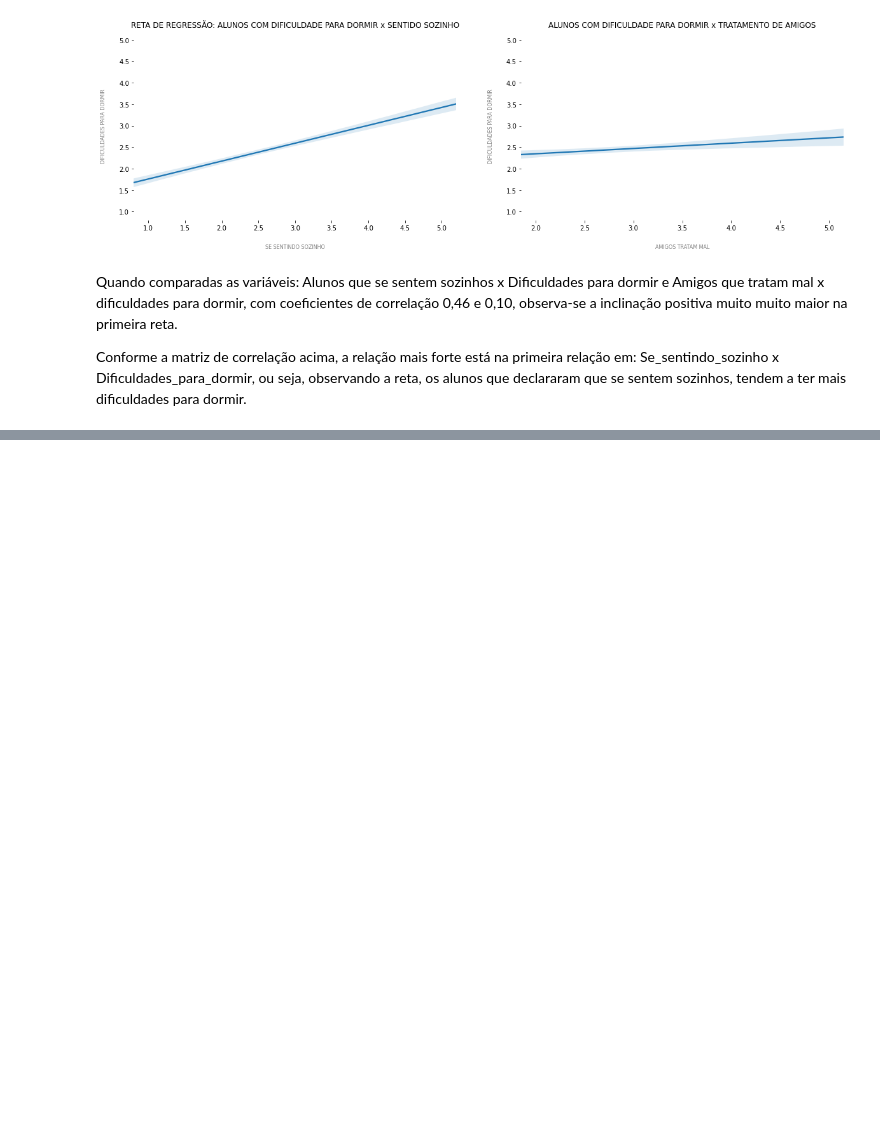
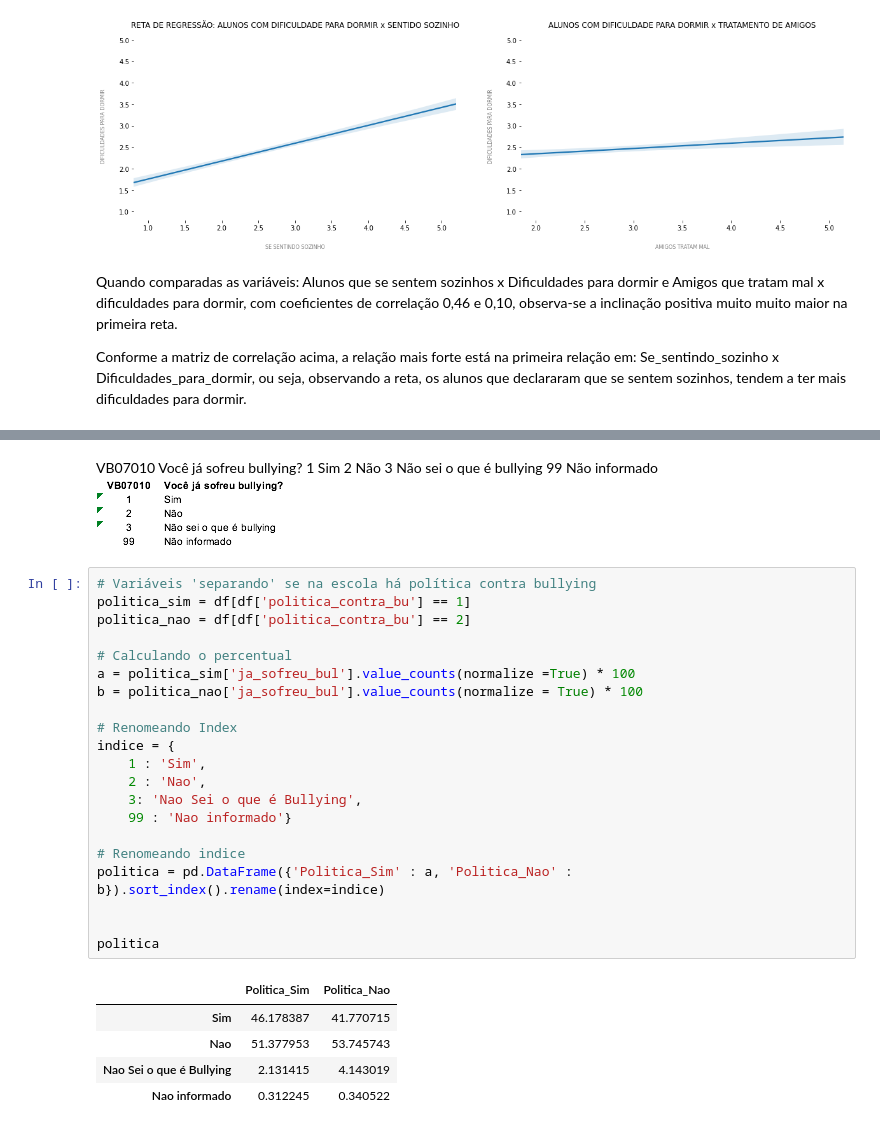
Before and after one commit to daianeklein/bootcamp-Alura, a Jupyter notebook: Desafio-Modulo3.ipynb, the cells around one changed output, grey strips where cells are left out. Cells and saved outputs as stored; diff of their text form; blank space fills up the shorter version.

```diff
--- a/Desafio-Modulo3.ipynb
+++ b/Desafio-Modulo3.ipynb
@@ -559,0 +572,33 @@ Conforme a matriz de correlação acima, a relação mais forte está na primeir
+# %% [markdown]
+VB07010	Você já sofreu bullying?
+1	Sim
+2	Não
+3	Não sei o que é bullying
+99	Não informado![image.png](attachment:image.png)
+# %%
+# Variáveis 'separando' se na escola há política contra bullying
+politica_sim = df[df['politica_contra_bu'] == 1]
+politica_nao = df[df['politica_contra_bu'] == 2]
+
+# Calculando o percentual
+a = politica_sim['ja_sofreu_bul'].value_counts(normalize =True) * 100
+b = politica_nao['ja_sofreu_bul'].value_counts(normalize = True) * 100
+
+# Renomeando Index
+indice = {
+    1 : 'Sim',
+    2 : 'Nao',
+    3: 'Nao Sei o que é Bullying',
+    99 : 'Nao informado'}
+
+# Renomeando indice
+politica = pd.DataFrame({'Politica_Sim' : a, 'Politica_Nao' : b}).sort_index().rename(index=indice)
+
+
+politica
+# %% [output]
+|  | Politica_Sim | Politica_Nao |
+| Sim | 46.178387 | 41.770715 |
+| Nao | 51.377953 | 53.745743 |
+| Nao Sei o que é Bullying | 2.131415 | 4.143019 |
+| Nao informado | 0.312245 | 0.340522 |
```
Also changed, not shown: parts of 7 cells of this notebook.
